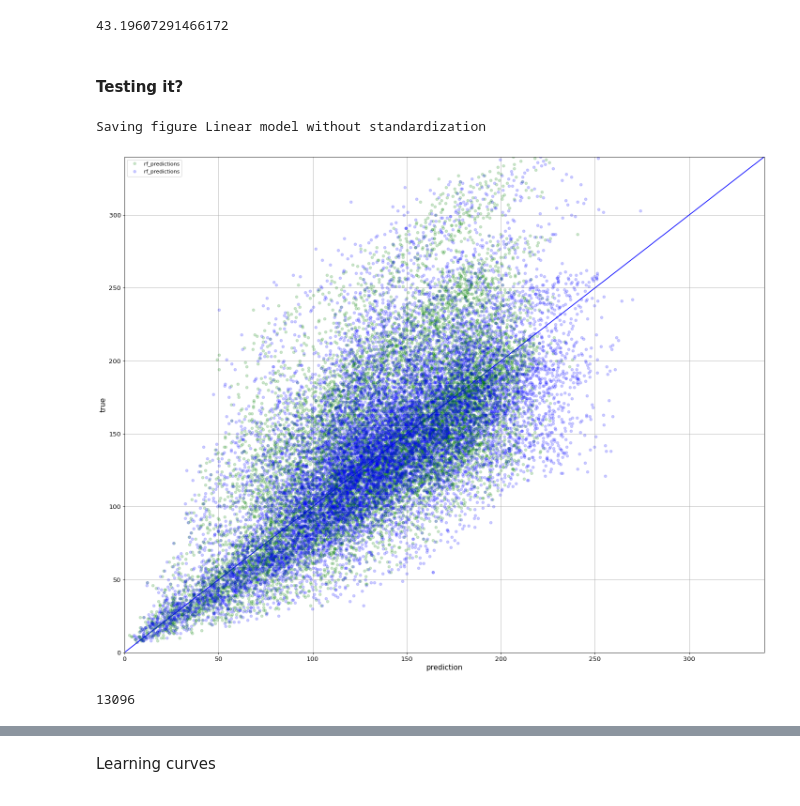
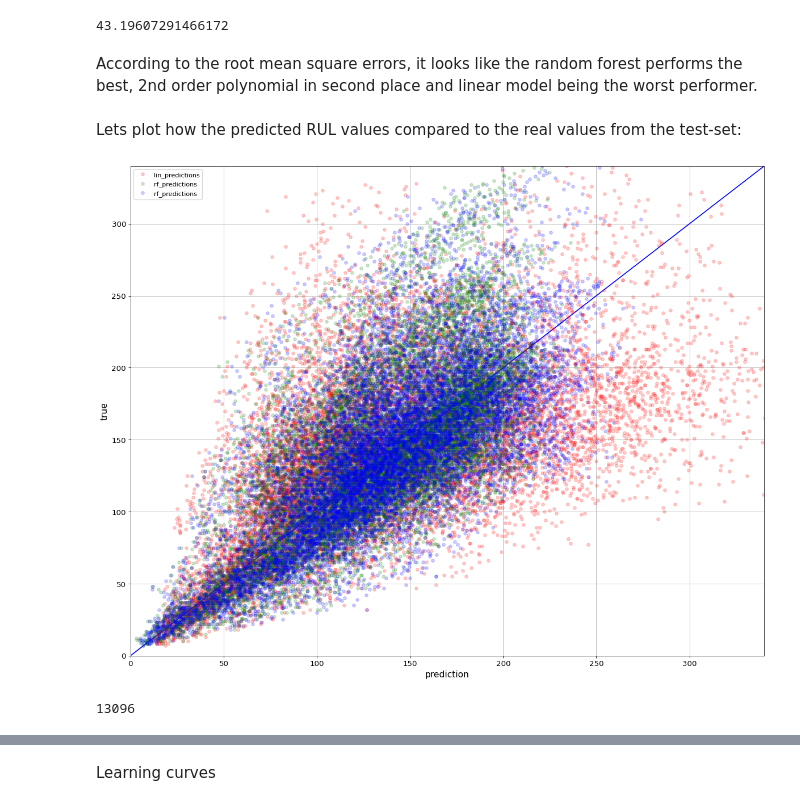
Before and after one commit to larsRikard/Machine-learning-and-sensor-technology, a Jupyter notebook: Assignment 2/Assignment 2 - NASA Turbofan Jet Engine dataset.ipynb, the cells around one changed output, grey strips where cells are left out. Saved outputs shown, nothing was run; the diff lists cells and outputs as text; code cells hidden in the pictures.

```diff
--- a/Assignment 2/Assignment 2 - NASA Turbofan Jet Engine dataset.ipynb
+++ b/Assignment 2/Assignment 2 - NASA Turbofan Jet Engine dataset.ipynb
@@ -354,31 +393,36 @@ lin_rmse
 # %%
-poly_features_test = poly.fit_transform(fan_prepared_test)
-fan_predictions_poly = poly_reg.predict(poly_features_test)
+poly_features_test = poly2.fit_transform(fan_prepared_test)
+fan_predictions_poly = poly_reg2.predict(poly_features_test)
 fan_predictions_poly = np.exp(fan_predictions_poly)-1
 poly_mse = mean_squared_error(np.exp(fan_labels_test)-1, fan_predictions_poly)
 poly_rmse = np.sqrt(poly_mse)
 poly_rmse
 # %% [output]
 43.19607291466172
-# %% [markdown]
-<h4>Testing it?</h4>
+# %% [markdown]
+<p>
+According to the root mean square errors, it looks like the random forest performs the best, 2nd order polynomial in second place and linear model being the worst performer.
+</p>
+# %% [markdown]
+<p>
+Lets plot how the predicted RUL values compared to the real values from the test-set:
+</p>
 # %%
 figure(figsize=(18, 14), dpi=80)
 x = np.linspace(0,500,500)
 plt.plot(x,x,"b-")
-#plt.plot(fan_predictions[:13000], fd_001_test["RUL"][:13000], "r.", label="lin_predictions", alpha=0.2, markersize=10)
+plt.plot(fan_predictions[:13000], fd_001_test["RUL"][:13000], "r.", label="lin_predictions", alpha=0.2, markersize=10)
 plt.plot(fan_predictions_rf[:13000], fd_001_test["RUL"][:13000], "g.", label="rf_predictions", alpha=0.2, markersize=10)
 plt.plot(fan_predictions_poly[:13000], fd_001_test["RUL"][:13000], "b.", label="rf_predictions", alpha=0.2, markersize=10)
 plt.legend()
 plt.xlim(0,np.max(fd_001_test["RUL"]))
 plt.ylim(0,np.max(fd_001_test["RUL"]))
 plt.xlabel('prediction')
 plt.ylabel('true')
 plt.grid()
-save_fig("Linear model without standardization")
+#save_fig("All models scattered")
 plt.show()
 print(len(fan_predictions))
 # %% [output]
+[figure, new version]
-Saving figure Linear model without standardization
+13096
-[figure, old version]
-13096
```
Also changed, not shown: parts of 33 cells of this notebook, 11 other files.
